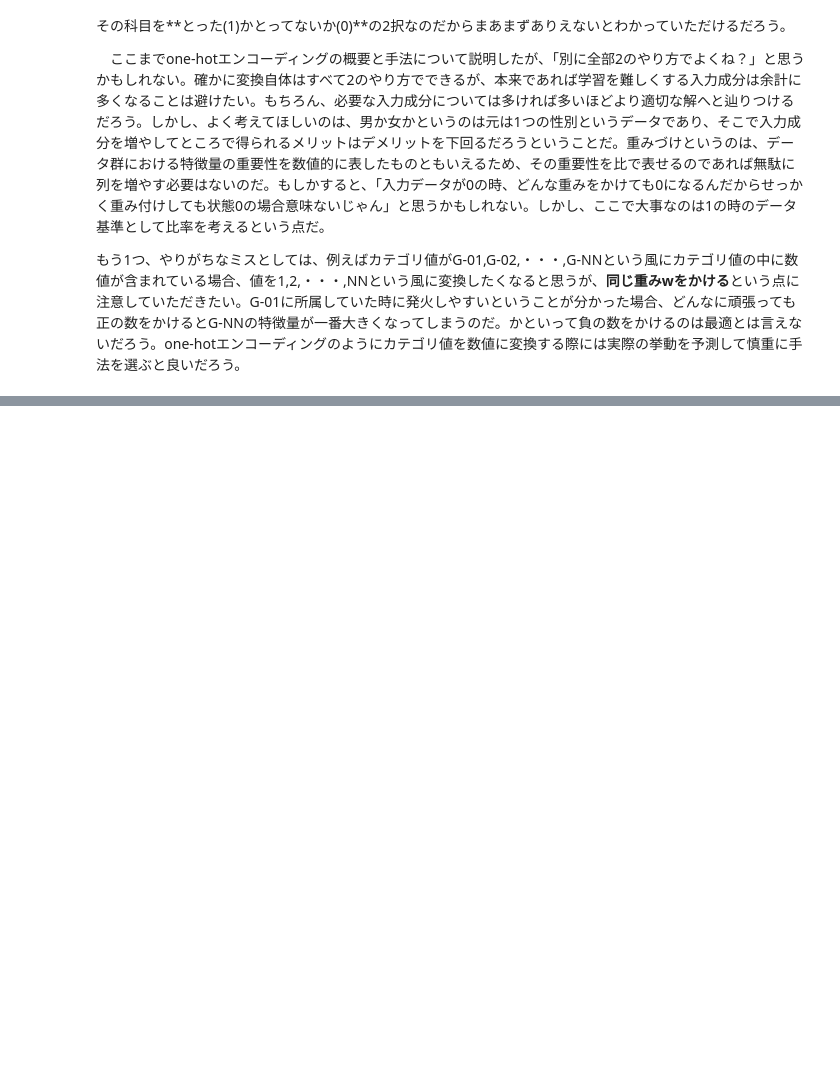
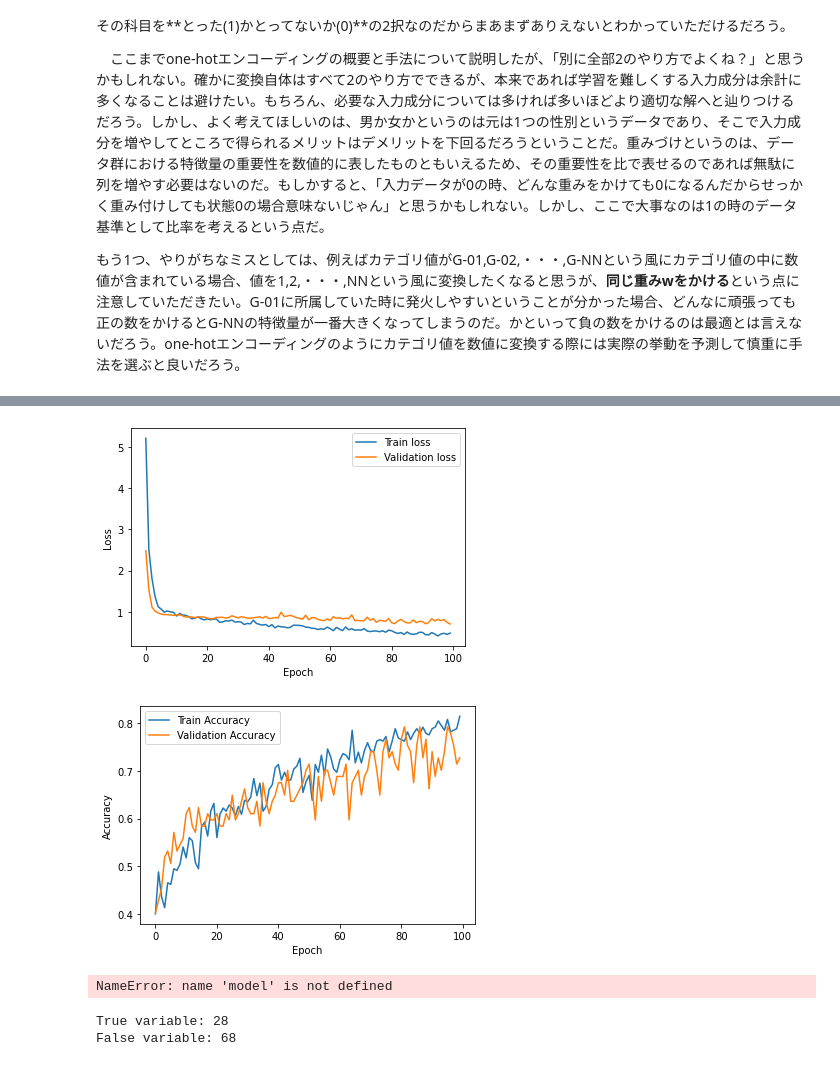
Before and after one commit to zundamochiiii/Keras_deeplearning, a Jupyter notebook: DeepLearning_fromZero/NeuralNetwork.ipynb, the cells around one changed output, grey strips where cells are left out. Drawn from its saved outputs; the diff is of its cells as text; code cells hidden in the pictures; blank space fills up the shorter version.

Commit message:
Add files via upload
create 2Layer model by using numpy without keras and explain about back-propagation, chain0rule and so on

```diff
--- a/DeepLearning_fromZero/NeuralNetwork.ipynb
+++ b/DeepLearning_fromZero/NeuralNetwork.ipynb
@@ -776,0 +727,7 @@ def multi_classing_NN():
+# %%
+import tensorflow.keras.utils
+y_train = keras.utils.to_categorical(train_labels)
+y_test =  keras.utils.to_categorical(test_labels)
+# cross_entropyのために正解ラベルもone-hotエンコーディングする必要がある
+# https://keras.io/ja/utils/
+y_train
@@ -776,0 +742,4 @@ def multi_classing_NN():
+# %%
+# 学習データのうち２割を検証用に使う(validation_split)
+history = model.fit(train_dataset ,y_train, validation_split = 0.2, epochs=100, batch_size=5,verbose=0)
+score = model.evaluate(test_dataset,y_test, batch_size=1)
@@ -776,0 +748,6 @@ def multi_classing_NN():
+# %%
+# Historyオブジェクトの中身(history.history)を確認する
+# https://keras.io/ja/visualization/
+hist = pd.DataFrame(history.history)
+hist["epoch"] = history.epoch
+hist.tail()
@@ -776,0 +761,51 @@ def multi_classing_NN():
+# %%
+def plot_history(history):
+    hist = pd.DataFrame(history.history)
+    hist['epoch'] = history.epoch
+
+    # loss
+    plt.figure()
+    plt.xlabel('Epoch')
+    plt.ylabel('Loss')
+    plt.plot(hist['epoch'], hist['loss'], label='Train loss')
+    plt.plot(hist['epoch'], hist['val_loss'], label = 'Validation loss')
+    plt.legend()
+
+
+    # 正確性
+    plt.figure()
+    plt.xlabel('Epoch')
+    plt.ylabel('Accuracy')
+    plt.plot(hist['epoch'], hist['accuracy'], label='Train Accuracy')
+    plt.plot(hist['epoch'], hist['val_accuracy'], label = 'Validation Accuracy')
+    plt.legend()
+
+
+plot_history(history)
+# %% [output]
+[figure, added]
+[figure, added]
+# %%
+# モデルを使った予測(誤差の分布)
+test_predictions = model.predict(test_dataset).flatten()
+error = test_predictions - y_test.reshape(288,) #誤差 = 予測値 - 正解(ラベル)
+plt.hist(error, bins = 50)
+plt.xlabel("Prediction Error")
+_ = plt.ylabel("Count")
+# %% [output]
+NameError: name 'model' is not defined
+# %%
+t_count = 0
+f_count = 0
+
+for i in range(96):
+    if np.where(y_test[i] == 1) == test_predictions[i].argmax(axis=0):
+        #print("True")
+        t_count += 1
+    else:
+        #print("Flase")
+        f_count += 1
+print("True variable:",t_count,"\nFalse variable:",f_count)
+# %% [output]
+True variable: 28
+False variable: 68
```
Also changed, not shown: parts of 36 cells of this notebook, 5 other files.
